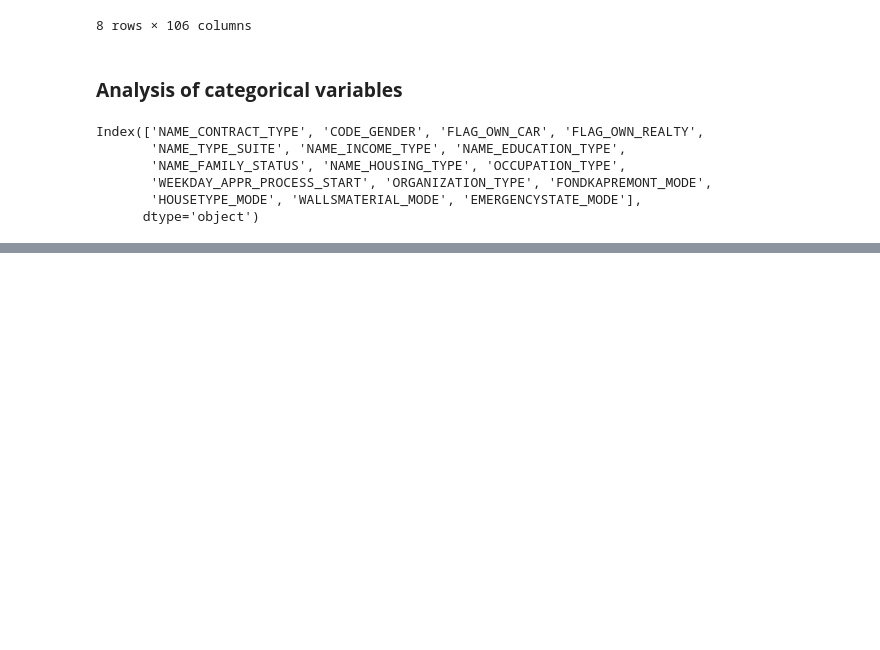
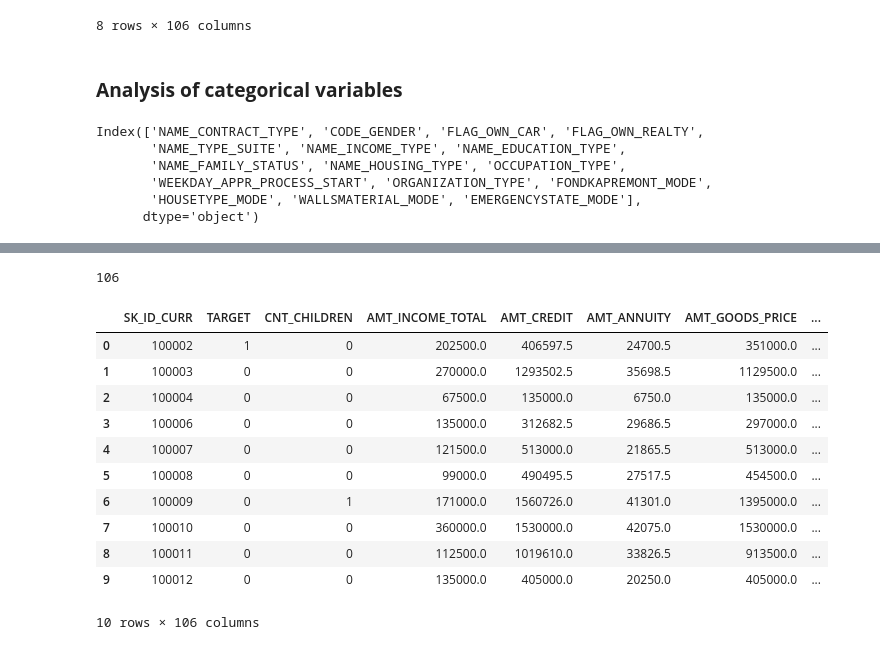
Before and after one commit to KharchenkoAnastasia/credit-default-risk-analysis, a Jupyter notebook: Home_Credit_Default_Risk.ipynb, the cells around one changed output, grey strips where cells are left out. Cells and saved outputs as stored; diff of their text form; code cells hidden in the pictures; blank space fills up the shorter version.

Commit message:
Home_Credit_Default_Risk

```diff
--- a/Home_Credit_Default_Risk.ipynb
+++ b/Home_Credit_Default_Risk.ipynb
@@ -76,0 +83,3 @@ Index(['NAME_CONTRACT_TYPE', 'CODE_GENDER', 'FLAG_OWN_CAR', 'FLAG_OWN_REALTY',
+# %%
+number_df=df.select_dtypes(include='number')
+number_df.columns
@@ -76,0 +97,19 @@ Index(['NAME_CONTRACT_TYPE', 'CODE_GENDER', 'FLAG_OWN_CAR', 'FLAG_OWN_REALTY',
+# %%
+number_df.columns.size
+# %% [output]
+106
+# %%
+number_df.head(10)
+# %% [output]
+|  | SK_ID_CURR | TARGET | CNT_CHILDREN | AMT_INCOME_TOTAL | AMT_CREDIT | AMT_ANNUITY | AMT_GOODS_PRICE | ... |
+| 0 | 100002 | 1 | 0 | 202500.0 | 406597.5 | 24700.5 | 351000.0 | ... |
+| 1 | 100003 | 0 | 0 | 270000.0 | 1293502.5 | 35698.5 | 1129500.0 | ... |
+| 2 | 100004 | 0 | 0 | 67500.0 | 135000.0 | 6750.0 | 135000.0 | ... |
+| 3 | 100006 | 0 | 0 | 135000.0 | 312682.5 | 29686.5 | 297000.0 | ... |
+| 4 | 100007 | 0 | 0 | 121500.0 | 513000.0 | 21865.5 | 513000.0 | ... |
+| 5 | 100008 | 0 | 0 | 99000.0 | 490495.5 | 27517.5 | 454500.0 | ... |
+| 6 | 100009 | 0 | 1 | 171000.0 | 1560726.0 | 41301.0 | 1395000.0 | ... |
+| 7 | 100010 | 0 | 0 | 360000.0 | 1530000.0 | 42075.0 | 1530000.0 | ... |
+| 8 | 100011 | 0 | 0 | 112500.0 | 1019610.0 | 33826.5 | 913500.0 | ... |
+| 9 | 100012 | 0 | 0 | 135000.0 | 405000.0 | 20250.0 | 405000.0 | ... |
+10 rows × 106 columns
```
Also changed, not shown: parts of 3 cells of this notebook.
